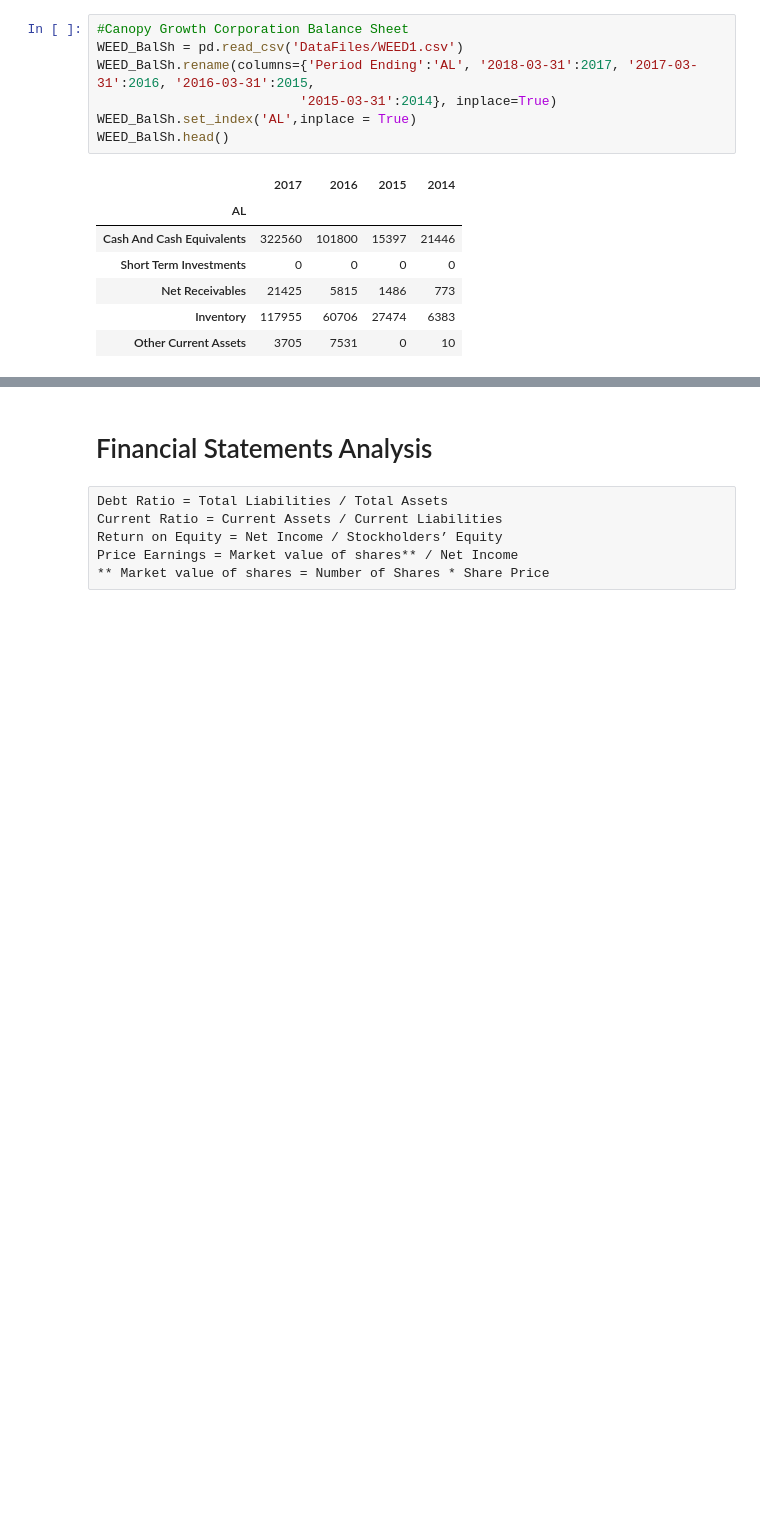
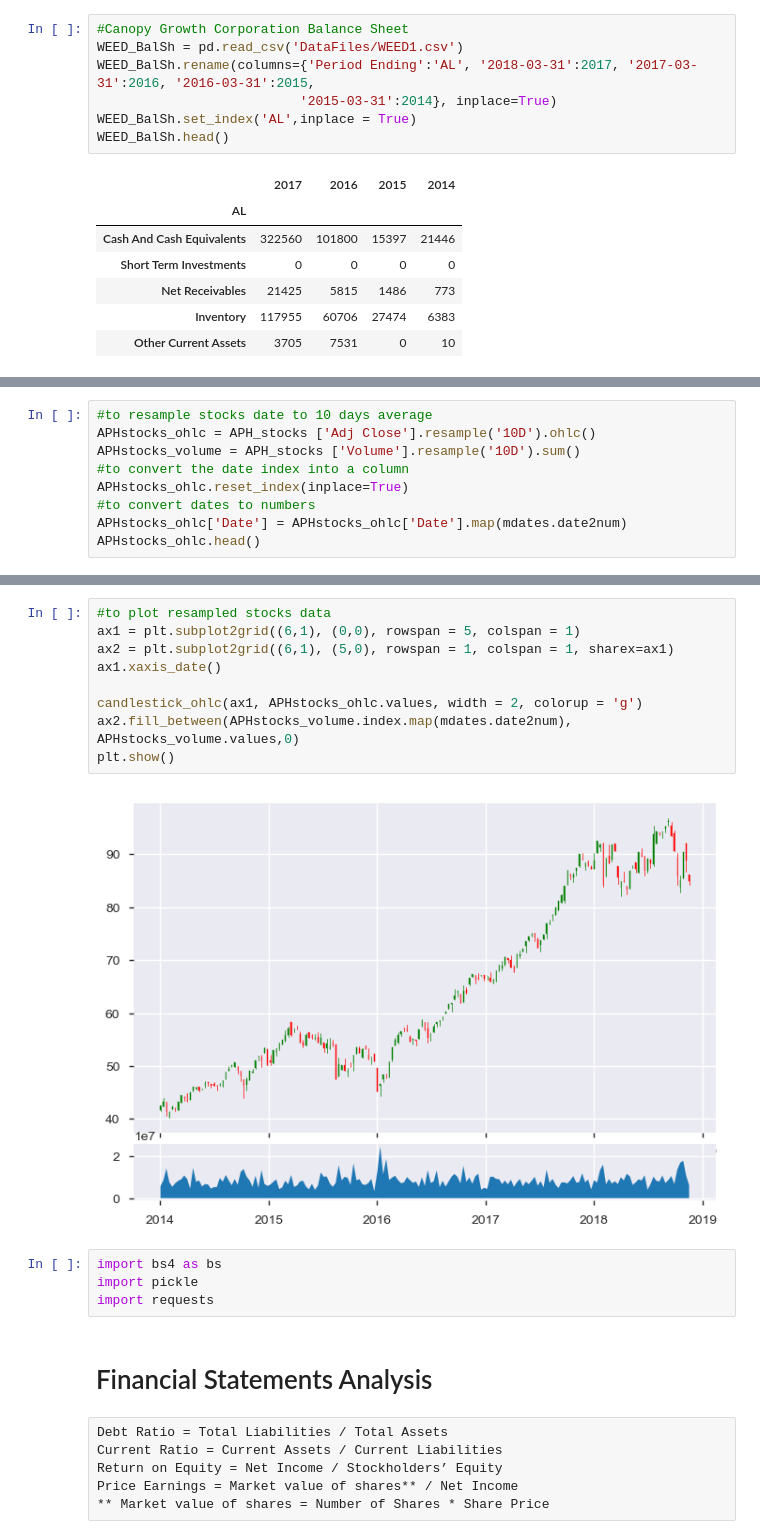
Before and after one commit to SCS-UofT/SCS3250-020, a Jupyter notebook: Project3250-020_WorkingCopy.ipynb, the cells around one changed output, grey strips where cells are left out. Drawn from its saved outputs; the diff is of its cells as text; blank space fills up the shorter version.

```diff
--- a/Project3250-020_WorkingCopy.ipynb
+++ b/Project3250-020_WorkingCopy.ipynb
@@ -268,0 +299,9 @@ WEED_BalSh.head()
+# %%
+#to resample stocks date to 10 days average
+APHstocks_ohlc = APH_stocks ['Adj Close'].resample('10D').ohlc()
+APHstocks_volume = APH_stocks ['Volume'].resample('10D').sum()
+#to convert the date index into a column
+APHstocks_ohlc.reset_index(inplace=True)
+#to convert dates to numbers
+APHstocks_ohlc['Date'] = APHstocks_ohlc['Date'].map(mdates.date2num)
+APHstocks_ohlc.head()
@@ -269,3 +315,18 @@ WEED_BalSh.head()
+# %%
+#to plot resampled stocks data
+ax1 = plt.subplot2grid((6,1), (0,0), rowspan = 5, colspan = 1)
+ax2 = plt.subplot2grid((6,1), (5,0), rowspan = 1, colspan = 1, sharex=ax1)
+ax1.xaxis_date()
+
+candlestick_ohlc(ax1, APHstocks_ohlc.values, width = 2, colorup = 'g')
+ax2.fill_between(APHstocks_volume.index.map(mdates.date2num), APHstocks_volume.values,0)
+plt.show()
+# %% [output]
+[figure, added]
+# %%
+import bs4 as bs
+import pickle
+import requests
 # %% [markdown]
 # Financial Statements Analysis
 # %% [raw]
```
Also changed, not shown: parts of 29 cells of this notebook.
